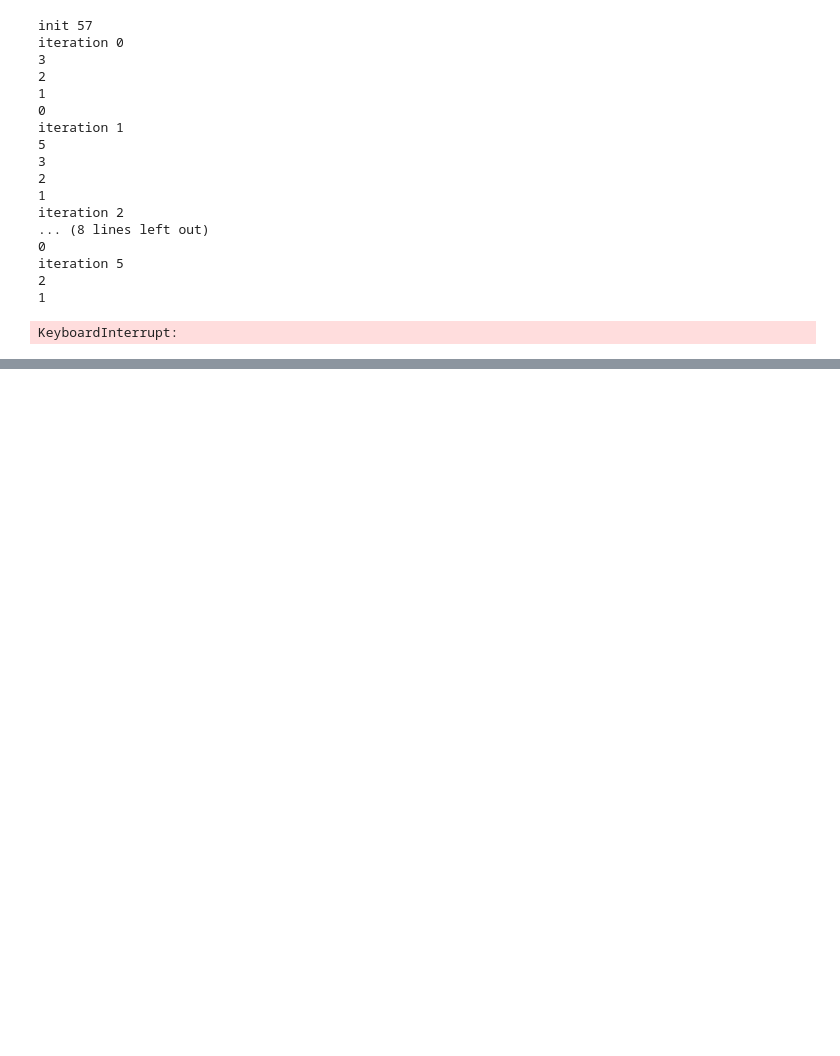
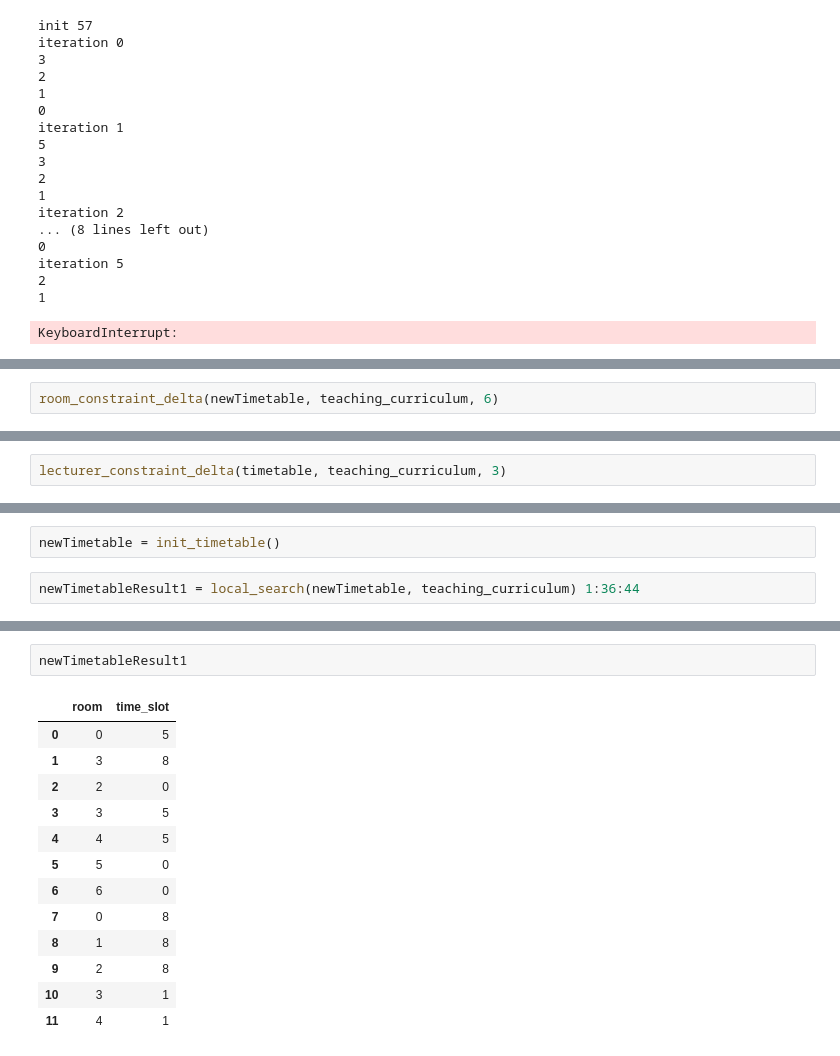
Before and after one commit to PetarZecevic97/automatic-timetable-generation, a Jupyter notebook: timetable_algorithm.ipynb, the cells around one changed output, grey strips where cells are left out. Saved outputs shown, nothing was run; the diff lists cells and outputs as text; blank space fills up the shorter version.

```diff
--- a/timetable_algorithm.ipynb
+++ b/timetable_algorithm.ipynb
@@ -390,0 +434,2 @@ range(24, 35)
+# %%
+room_constraint_delta(newTimetable, teaching_curriculum, 6)
@@ -390,0 +438,2 @@ range(24, 35)
+# %%
+lecturer_constraint_delta(timetable, teaching_curriculum, 3)
@@ -390,0 +490,4 @@ range(24, 35)
+# %%
+newTimetable = init_timetable()
+# %%
+newTimetableResult1 = local_search(newTimetable, teaching_curriculum) 1:36:44
@@ -390,0 +516,16 @@ range(24, 35)
+# %%
+newTimetableResult1
+# %% [output]
+|  | room | time_slot |
+| 0 | 0 | 5 |
+| 1 | 3 | 8 |
+| 2 | 2 | 0 |
+| 3 | 3 | 5 |
+| 4 | 4 | 5 |
+| 5 | 5 | 0 |
+| 6 | 6 | 0 |
+| 7 | 0 | 8 |
+| 8 | 1 | 8 |
+| 9 | 2 | 8 |
+| 10 | 3 | 1 |
+| 11 | 4 | 1 |
```
Also changed, not shown: parts of 84 cells of this notebook.
